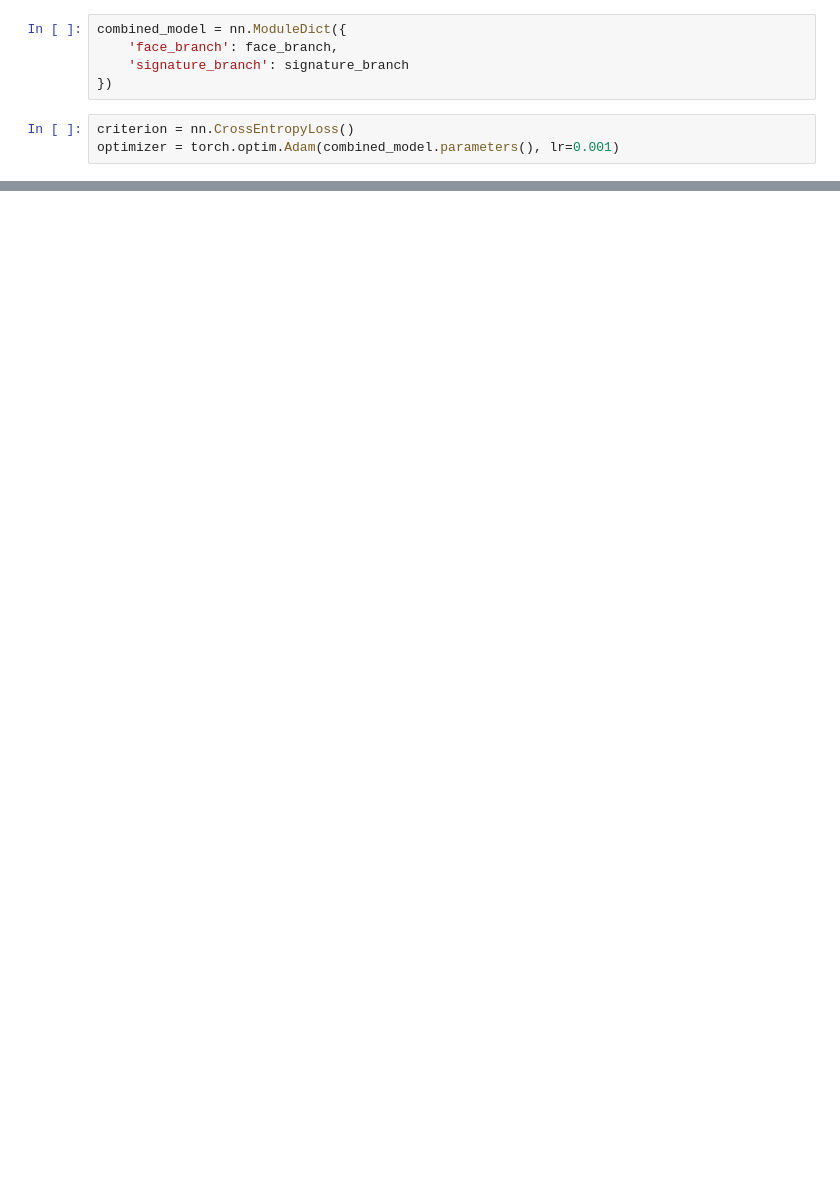
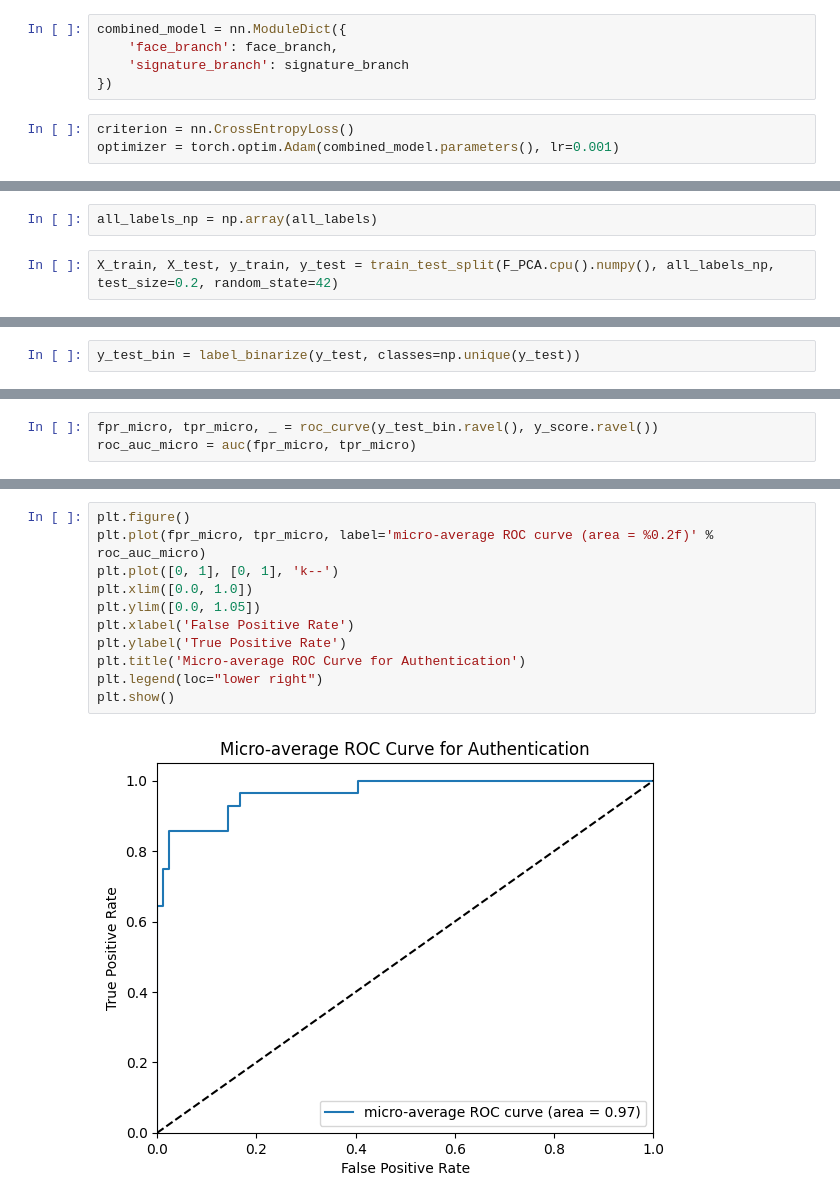
Before and after one commit to dr1810/MultimodalAI, a Jupyter notebook: MultiModalEncryption.ipynb, the cells around one changed output, grey strips where cells are left out. Cells and saved outputs as stored; diff of their text form; blank space fills up the shorter version.

```diff
--- a/MultiModalEncryption.ipynb
+++ b/MultiModalEncryption.ipynb
@@ -482,0 +238,4 @@ Estimated Total Size (MB): 83.55
+# %%
+all_labels_np = np.array(all_labels)
+# %%
+X_train, X_test, y_train, y_test = train_test_split(F_PCA.cpu().numpy(), all_labels_np, test_size=0.2, random_state=42)
@@ -482,0 +301,2 @@ Estimated Total Size (MB): 83.55
+# %%
+y_test_bin = label_binarize(y_test, classes=np.unique(y_test))
@@ -482,0 +310,3 @@ Estimated Total Size (MB): 83.55
+# %%
+fpr_micro, tpr_micro, _ = roc_curve(y_test_bin.ravel(), y_score.ravel())
+roc_auc_micro = auc(fpr_micro, tpr_micro)
@@ -482,0 +327,13 @@ Estimated Total Size (MB): 83.55
+# %%
+plt.figure()
+plt.plot(fpr_micro, tpr_micro, label='micro-average ROC curve (area = %0.2f)' % roc_auc_micro)
+plt.plot([0, 1], [0, 1], 'k--')
+plt.xlim([0.0, 1.0])
+plt.ylim([0.0, 1.05])
+plt.xlabel('False Positive Rate')
+plt.ylabel('True Positive Rate')
+plt.title('Micro-average ROC Curve for Authentication')
+plt.legend(loc="lower right")
+plt.show()
+# %% [output]
+[figure, added]
```
Also changed, not shown: parts of 105 cells of this notebook.
